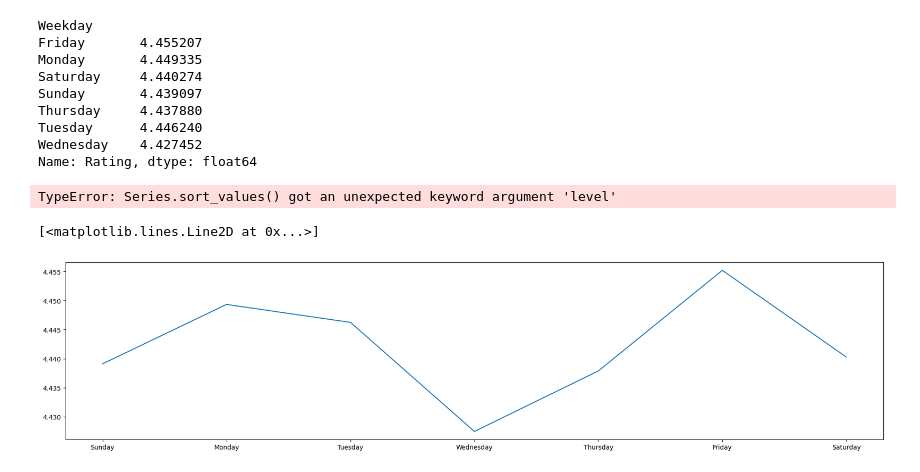
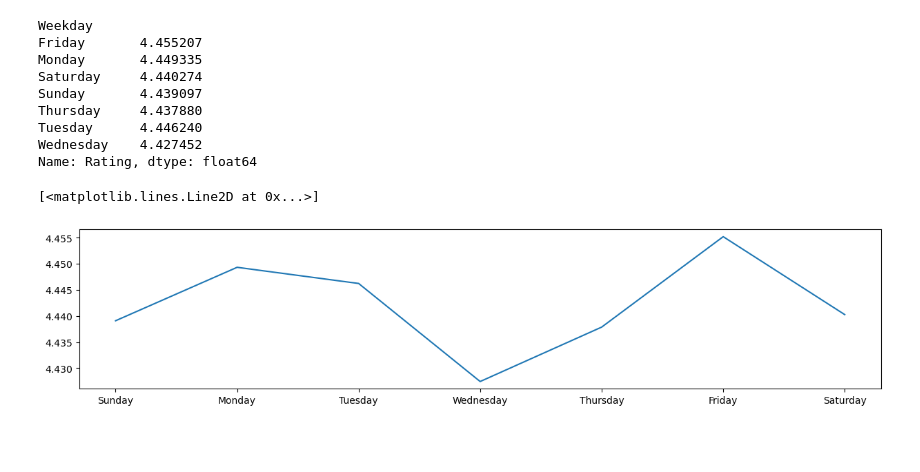
Before and after one commit to SoyEdwinCabrera/Data_Analysis, a Jupyter notebook: Plotting_ratings.ipynb, the cells around one changed output. Drawn from its saved outputs; the diff is of its cells as text; code cells hidden in the pictures; blank space fills up the shorter version.

Commit message:
Update(Plotting_rating.ipynb): Other types of Plots

```diff
--- a/Plotting_ratings.ipynb
+++ b/Plotting_ratings.ipynb
@@ -227,32 +227,18 @@ Thursday     4.437880
 Tuesday      4.446240
 Wednesday    4.427452
 Name: Rating, dtype: float64
-# %%
-data['Weekday'] = data['Timestamp'].dt.strftime('%A')
-data['Daynumber'] = data['Timestamp'].dt.strftime('%w')
-
-weekday_average = data.groupby(['Weekday', 'Daynumber'])['Rating'].mean()
-# Fix: Use level parameter instead of positional argument for sorting a Series with MultiIndex
-weekday_average = weekday_average.sort_values(level='Daynumber')  # or level=1
-
-# weekday_average is already a Series with the mean values
-# No need to access a 'Rating' column from it
-plt.figure(figsize=[23, 5])
-plt.plot(weekday_average.index.get_level_values(0), weekday_average['Rating'])
-# %% [output]
-TypeError: Series.sort_values() got an unexpected keyword argument 'level'
 # %%
 data['Weekday'] = data['Timestamp'].dt.strftime('%A')
 data['Daynumber'] = data['Timestamp'].dt.strftime('%w')
 
 weekday_average = data.groupby(['Weekday', 'Daynumber'])['Rating'].mean()
 # Fix: For Series with MultiIndex, we need to reset_index, sort, and set_index again
 # Or use sort_index with level parameter instead of sort_values
 weekday_average = weekday_average.sort_index(level='Daynumber')  # sort by the Daynumber level
 
-plt.figure(figsize=[23, 5])
+plt.figure(figsize=[15, 3])
 # Fix: weekday_average is already the values we want to plot, not a DataFrame with a 'Rating' column
 plt.plot(weekday_average.index.get_level_values(0), weekday_average)
 # %% [output]
 [<matplotlib.lines.Line2D at 0x...>]
-[figure, old version]
+[figure, new version]
```
Also changed, not shown: parts of 5 cells of this notebook.
